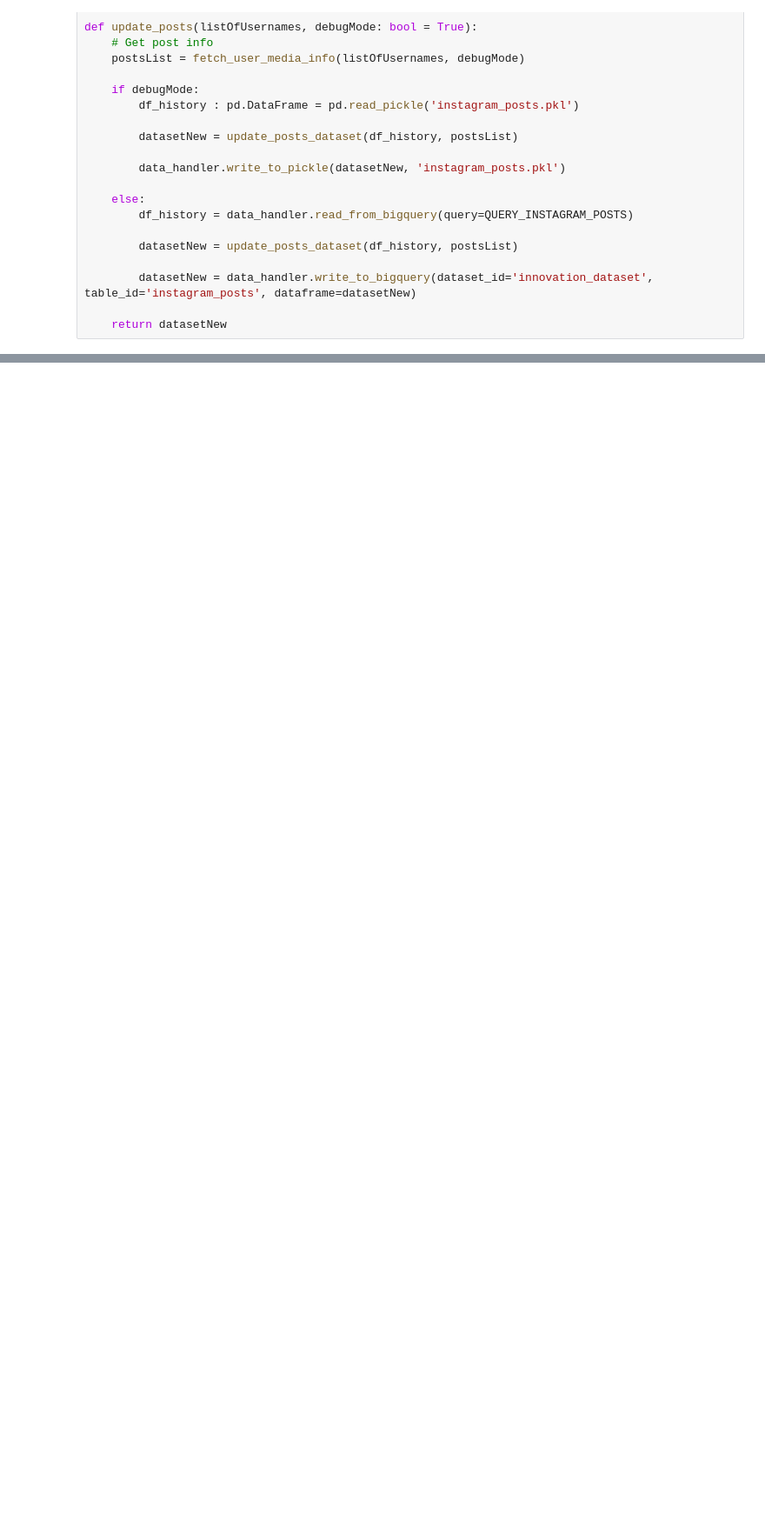
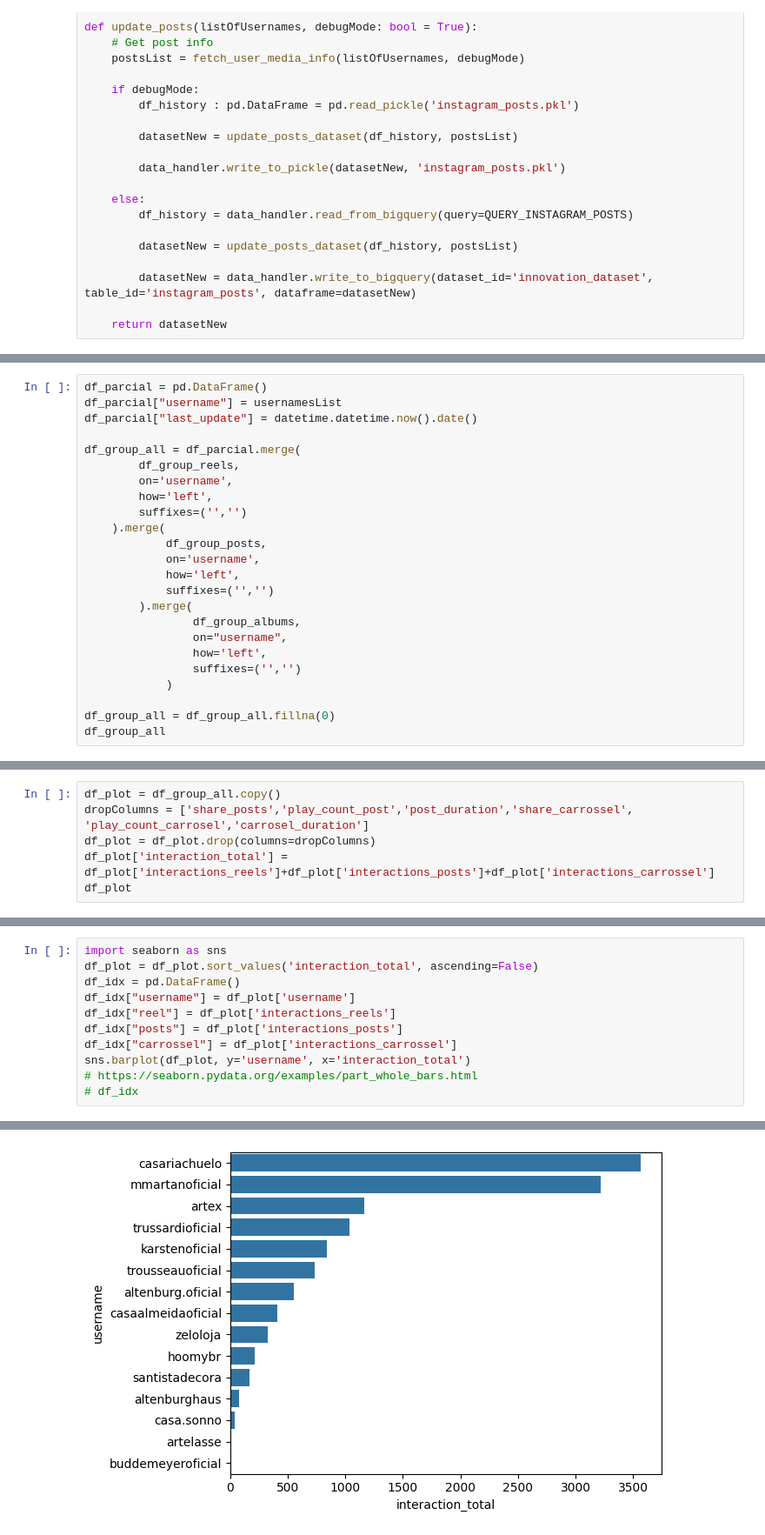
Before and after one commit to AmmoJailton/kpi-indicadores2, a Jupyter notebook: notebooks/discovery_instagram_posts.ipynb, the cells around one changed output, grey strips where cells are left out. Shown at 87% size. Saved outputs shown, nothing was run; the diff lists cells and outputs as text; blank space fills up the shorter version.

```diff
--- a/notebooks/discovery_instagram_posts.ipynb
+++ b/notebooks/discovery_instagram_posts.ipynb
@@ -520,0 +737,24 @@ df = update_posts(usernamesList, False)
+# %%
+df_parcial = pd.DataFrame()
+df_parcial["username"] = usernamesList
+df_parcial["last_update"] = datetime.datetime.now().date()
+
+df_group_all = df_parcial.merge(
+        df_group_reels,
+        on='username',
+        how='left',
+        suffixes=('','')
+    ).merge(
+            df_group_posts,
+            on='username',
+            how='left',
+            suffixes=('','')
+        ).merge(
+                df_group_albums,
+                on="username",
+                how='left',
+                suffixes=('','')
+            )
+
+df_group_all = df_group_all.fillna(0)
+df_group_all
@@ -520,0 +783,6 @@ df = update_posts(usernamesList, False)
+# %%
+df_plot = df_group_all.copy()
+dropColumns = ['share_posts','play_count_post','post_duration','share_carrossel', 'play_count_carrosel','carrosel_duration']
+df_plot = df_plot.drop(columns=dropColumns)
+df_plot['interaction_total'] = df_plot['interactions_reels']+df_plot['interactions_posts']+df_plot['interactions_carrossel']
+df_plot
@@ -520,0 +806,12 @@ df = update_posts(usernamesList, False)
+# %%
+import seaborn as sns
+df_plot = df_plot.sort_values('interaction_total', ascending=False)
+df_idx = pd.DataFrame()
+df_idx["username"] = df_plot['username']
+df_idx["reel"] = df_plot['interactions_reels']
+df_idx["posts"] = df_plot['interactions_posts']
+df_idx["carrossel"] = df_plot['interactions_carrossel']
+sns.barplot(df_plot, y='username', x='interaction_total')
+# https://seaborn.pydata.org/examples/part_whole_bars.html
+# df_idx
+# %% [output]
@@ -520,0 +819 @@ df = update_posts(usernamesList, False)
+[figure, added]
```
Also changed, not shown: parts of 30 cells of this notebook, 5 other files.
